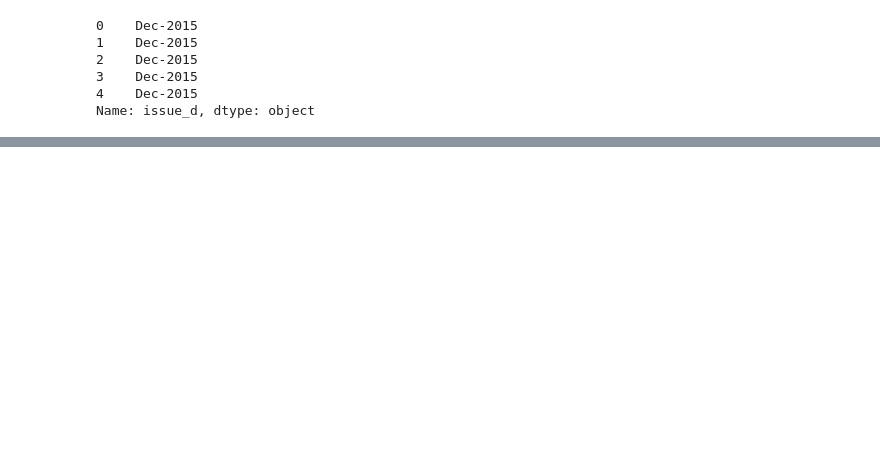
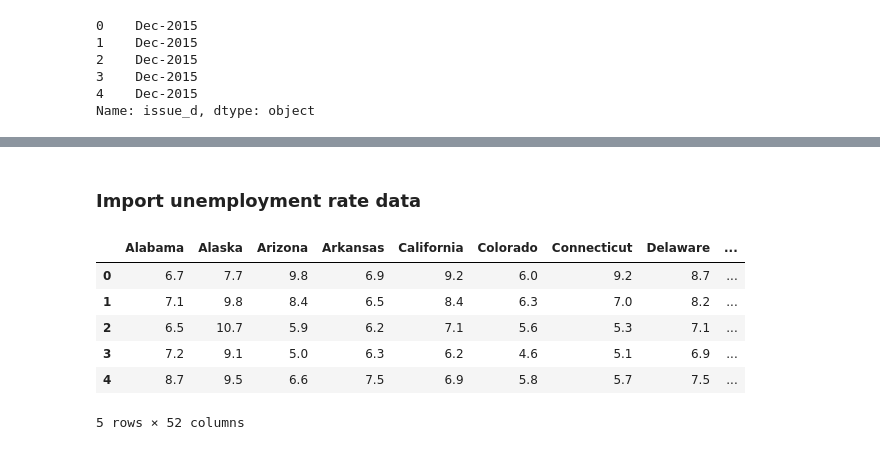
Before and after one commit to DanielAndCada/Borrower-Risk-Profiling, a Jupyter notebook: data-preprocessing.ipynb, the cells around one changed output, grey strips where cells are left out. Saved outputs shown, nothing was run; the diff lists cells and outputs as text; code cells hidden in the pictures; blank space fills up the shorter version.

Commit message:
Import unemployment data and preprocess it

```diff
--- a/data-preprocessing.ipynb
+++ b/data-preprocessing.ipynb
@@ -133,0 +122,36 @@ loan_data[['issue_d', 'issue_year']].sample(10)
+# %% [markdown]
+### Import unemployment rate data
+# %%
+# Load unemployment rate data from multiple csv files and merge them on observation_date
+paths = ["data/unemployment_rate_0.csv", "data/unemployment_rate_1.csv", "data/unemployment_rate_2.csv", "data/unemployment_rate_3.csv", "data/unemployment_rate_4.csv"]
+
+merged = pd.read_csv(paths[0])
+for path in paths[1:]:
+    df = pd.read_csv(path)
+    merged = merged.merge(df, on="observation_date", how="outer")
+# %%
+# Add year column from observation date
+merged['Year'] = merged['observation_date'].astype('datetime64[ns]').dt.year
+
+# Drop observation date column
+merged = merged.drop(columns=['observation_date'])
+
+# Import column names
+with open('data/unemployment_rate_dict.json') as f:
+    states_ref = json.load(f)
+
+states_names = list(states_ref.keys())
+col_names = states_names + ["Year"]
+
+# Rename columns
+merged.columns = col_names
+# %%
+merged.head()
+# %% [output]
+|  | Alabama | Alaska | Arizona | Arkansas | California | Colorado | Connecticut | Delaware | ... |
+| 0 | 6.7 | 7.7 | 9.8 | 6.9 | 9.2 | 6.0 | 9.2 | 8.7 | ... |
+| 1 | 7.1 | 9.8 | 8.4 | 6.5 | 8.4 | 6.3 | 7.0 | 8.2 | ... |
+| 2 | 6.5 | 10.7 | 5.9 | 6.2 | 7.1 | 5.6 | 5.3 | 7.1 | ... |
+| 3 | 7.2 | 9.1 | 5.0 | 6.3 | 6.2 | 4.6 | 5.1 | 6.9 | ... |
+| 4 | 8.7 | 9.5 | 6.6 | 7.5 | 6.9 | 5.8 | 5.7 | 7.5 | ... |
+5 rows × 52 columns
```
Also changed, not shown: parts of 6 cells of this notebook.
